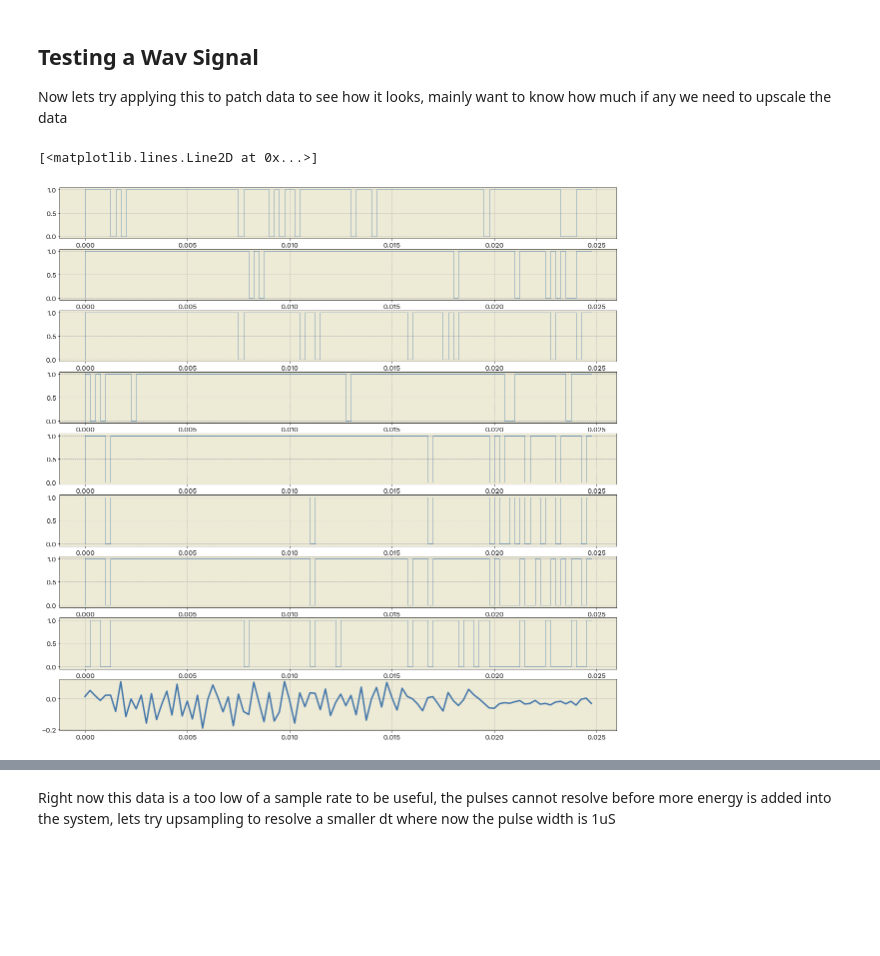
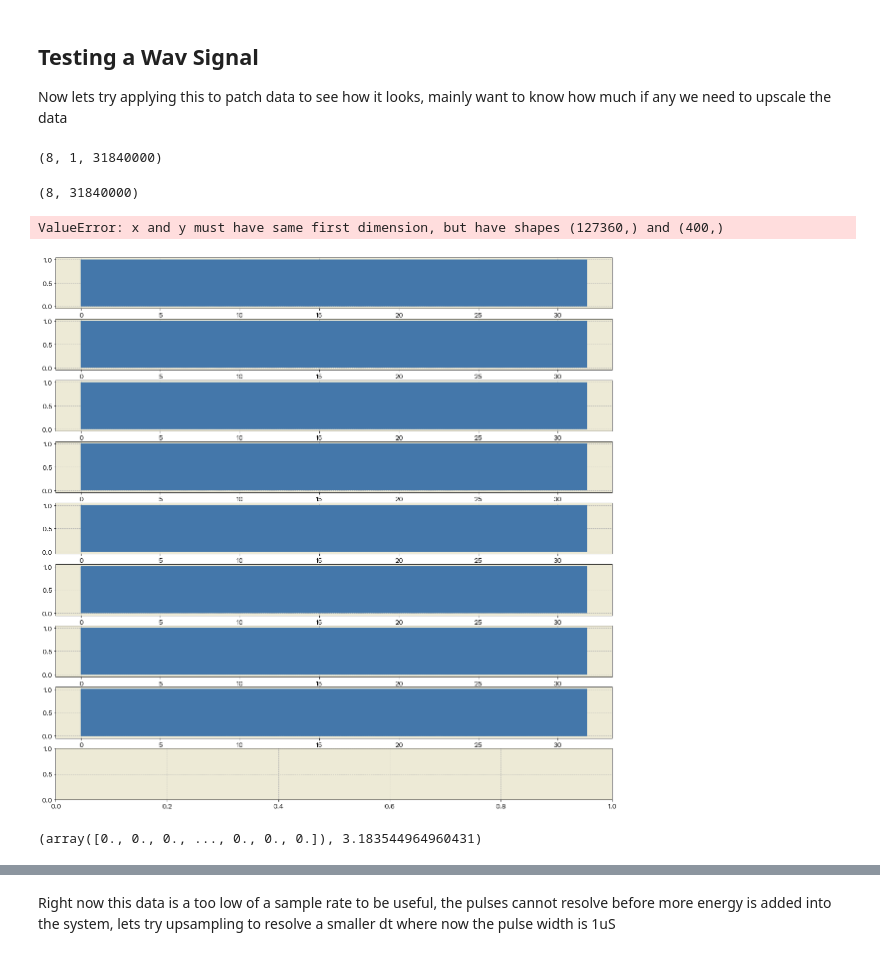
Before and after one commit to clocktop/feature_extractor_model, a Jupyter notebook: feature_extractor_model_exploration.ipynb, the cells around one changed output, grey strips where cells are left out. Cells and saved outputs as stored; diff of their text form; code cells hidden in the pictures; blank space fills up the shorter version.

```diff
--- a/feature_extractor_model_exploration.ipynb
+++ b/feature_extractor_model_exploration.ipynb
@@ -465,20 +465,45 @@ samplerate, data = wavfile.read("./10M_219.WAV")
 # %%
 time = np.linspace(0,len(data)/samplerate,len(data))
 dt = 1/samplerate
+dt_scaled = 1/(samplerate*250)
 
 data_scaled = data[:,1]*(3.3/4095)
 
 data_scaled = data_scaled - np.mean(data_scaled)
-
-pulse_trains, time_series = bt_ic_model.SimSignal(voltage_sig=data_scaled,time_step=dt,bpfs=bpfs,FWR_model=FWR_model,rate_ctrl=1)
+time = np.linspace(0,len(data_scaled)/samplerate,len(data_scaled))
+dt = 1/samplerate
+pulse_trains, time_series = bt_ic_model.SimSignal(voltage_sig=data_scaled,time_step=dt,time_step_pulse=dt_scaled, bpfs=bpfs,FWR_model=FWR_model,rate_ctrl=1)
+# %%
+np.shape(pulse_trains[0][0])
+
+dbool = np.array(pulse_trains, dtype=bool)
+np.shape(dbool)
+# %% [output]
+(8, 1, 31840000)
+# %%
+reshaped = np.reshape(dbool, (8,len(dbool[0][0])))
+packed = np.packbits(reshaped,axis=-1)
+filename = "./10M_219_pulse_train.pkl"
+pickle.dump(packed, open(filename,'wb'))
+# %%
+unpacked = np.unpackbits(packed,axis=-1)
+# %%
+np.shape(unpacked)
+# %% [output]
+(8, 31840000)
 # %%
+time_scaled = np.linspace(0,(len(data)*250)/(samplerate*250),len(data)*250)
 fig, axs = plt.subplots(9,1, figsize=[20,20])
 
 for index, pulses_train in enumerate(pulse_trains):
-    axs[index].step(time_series, pulse_trains[index], linewidth=0.2)
+    axs[index].step(time_scaled, unpacked[index], linewidth=0.5)
 
-axs[8].plot(time_series,data_scaled)
+axs[8].plot(time,data_scaled)
 # %% [output]
-[<matplotlib.lines.Line2D at 0x...>]
+ValueError: x and y must have same first dimension, but have shapes (127360,) and (400,)
-[figure, old version]
+[figure, new version]
+# %%
+pulse_trains[0][0]
+# %% [output]
+(array([0., 0., 0., ..., 0., 0., 0.]), 3.183544964960431)
 # %%
```
Also changed, not shown: parts of 14 cells of this notebook, 9 other files.
